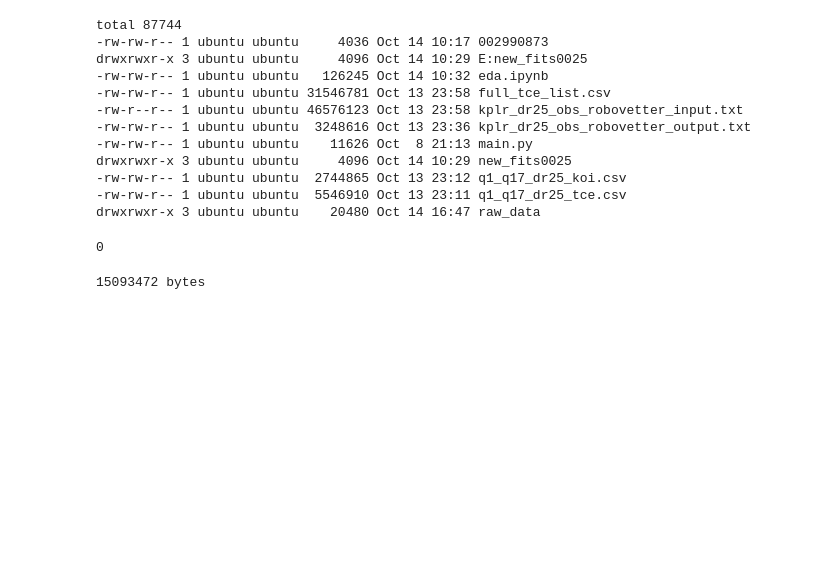
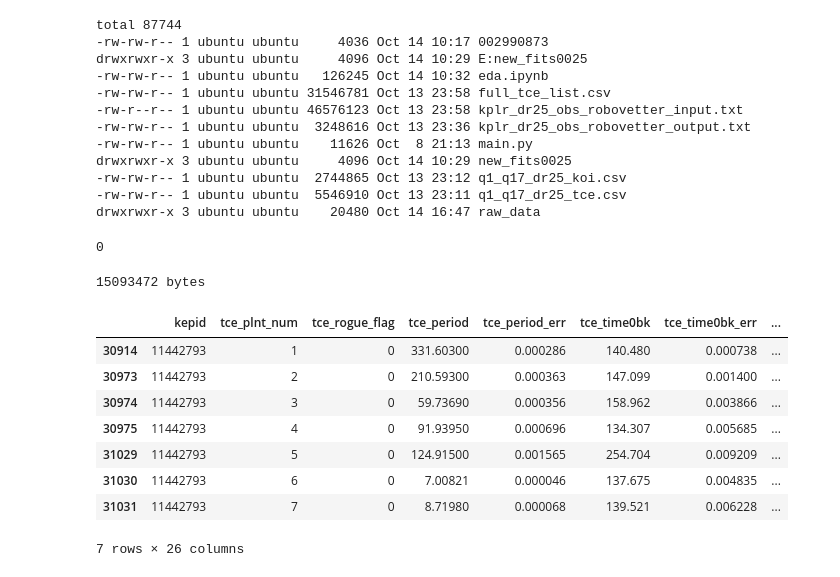
Before and after one commit to travisrmetz/w210, a Jupyter notebook: w2p/eda.ipynb, the cells around one changed output. Cells and saved outputs as stored; diff of their text form; code cells hidden in the pictures; blank space fills up the shorter version.

```diff
--- a/w2p/eda.ipynb
+++ b/w2p/eda.ipynb
@@ -417,3 +417,15 @@ def get_size(start_path = 'raw_data/light_curves'):
 print(get_size(), 'bytes')
 # %% [output]
 15093472 bytes
+# %%
+tce2[tce2.kepid==11442793]
+# %% [output]
+|  | kepid | tce_plnt_num | tce_rogue_flag | tce_period | tce_period_err | tce_time0bk | tce_time0bk_err | ... |
+| 30914 | 11442793 | 1 | 0 | 331.60300 | 0.000286 | 140.480 | 0.000738 | ... |
+| 30973 | 11442793 | 2 | 0 | 210.59300 | 0.000363 | 147.099 | 0.001400 | ... |
+| 30974 | 11442793 | 3 | 0 | 59.73690 | 0.000356 | 158.962 | 0.003866 | ... |
+| 30975 | 11442793 | 4 | 0 | 91.93950 | 0.000696 | 134.307 | 0.005685 | ... |
+| 31029 | 11442793 | 5 | 0 | 124.91500 | 0.001565 | 254.704 | 0.009209 | ... |
+| 31030 | 11442793 | 6 | 0 | 7.00821 | 0.000046 | 137.675 | 0.004835 | ... |
+| 31031 | 11442793 | 7 | 0 | 8.71980 | 0.000068 | 139.521 | 0.006228 | ... |
+7 rows × 26 columns
```
Also changed, not shown: 6 other files.
